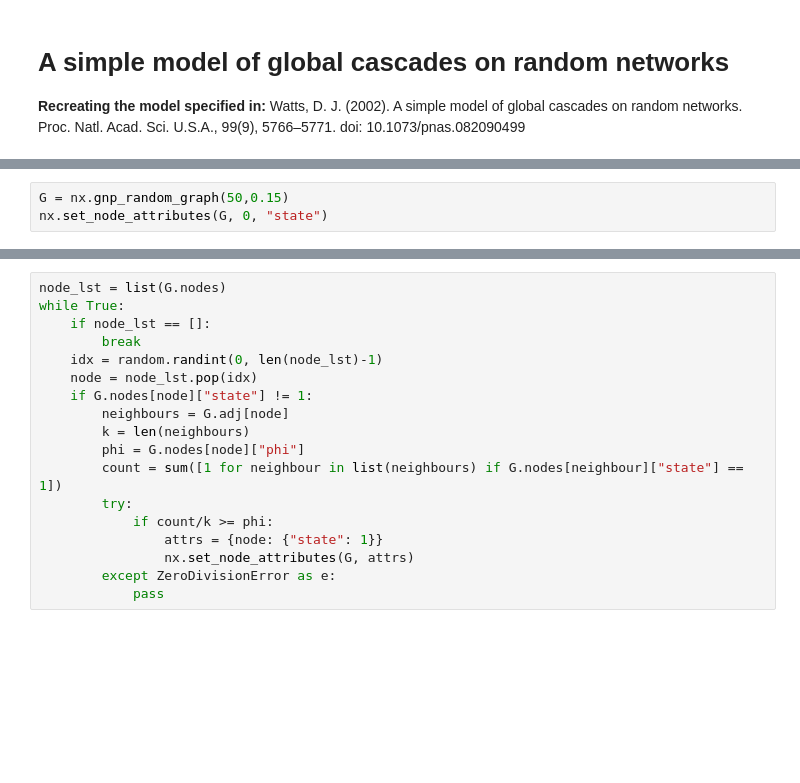
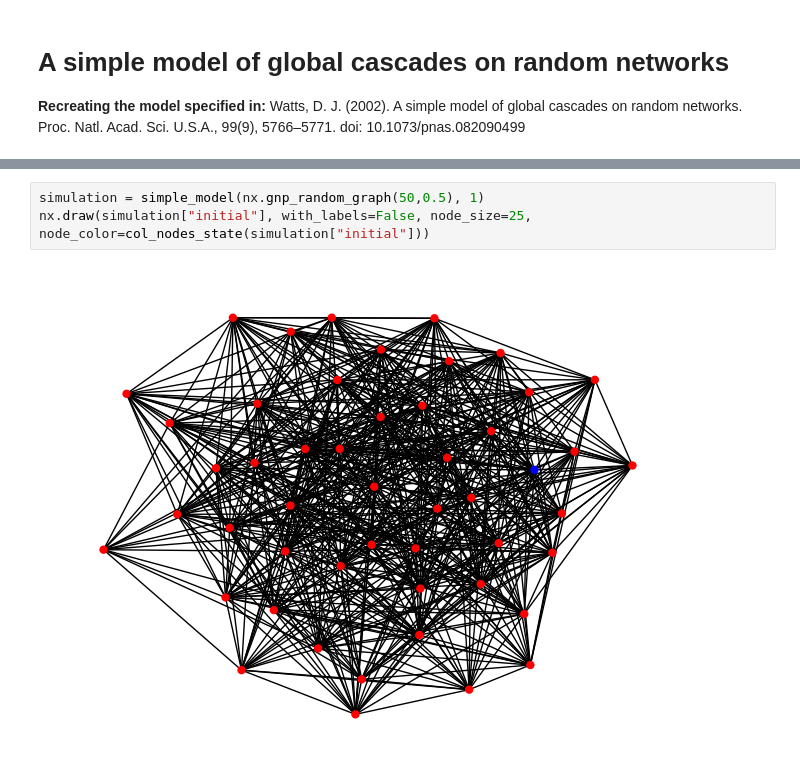
Before and after one commit to jstet/CMSS_Simple_Model, a Jupyter notebook: exploration.ipynb, the cells around one changed output, grey strips where cells are left out. Saved outputs shown, nothing was run; the diff lists cells and outputs as text; blank space fills up the shorter version.

```diff
--- a/exploration.ipynb
+++ b/exploration.ipynb
@@ -55,3 +32,0 @@ def col_nodes_phi(g):
-# %%
-G = nx.gnp_random_graph(50,0.15)
-nx.set_node_attributes(G, 0, "state")
@@ -75,19 +33,6 @@ nx.draw(G, with_labels=False, node_size=25, node_color=col_nodes_phi(G))
-# %%
-node_lst = list(G.nodes)
-while True:
-    if node_lst == []:
-        break
-    idx = random.randint(0, len(node_lst)-1)
-    node = node_lst.pop(idx)
-    if G.nodes[node]["state"] != 1:
-        neighbours = G.adj[node]
-        k = len(neighbours)
-        phi = G.nodes[node]["phi"]
-        count = sum([1 for neighbour in list(neighbours) if G.nodes[neighbour]["state"] == 1])
-        try:
-            if count/k >= phi:
-                attrs = {node: {"state": 1}}
-                nx.set_node_attributes(G, attrs)
-        except ZeroDivisionError as e:
-            pass
+# %%
+simulation = simple_model(nx.gnp_random_graph(50,0.5), 1)
+nx.draw(simulation["initial"], with_labels=False, node_size=25, node_color=col_nodes_state(simulation["initial"]))
+# %% [output]
+[figure, added]
 # %%
```
Also changed, not shown: parts of 8 cells of this notebook, 2 other files.
